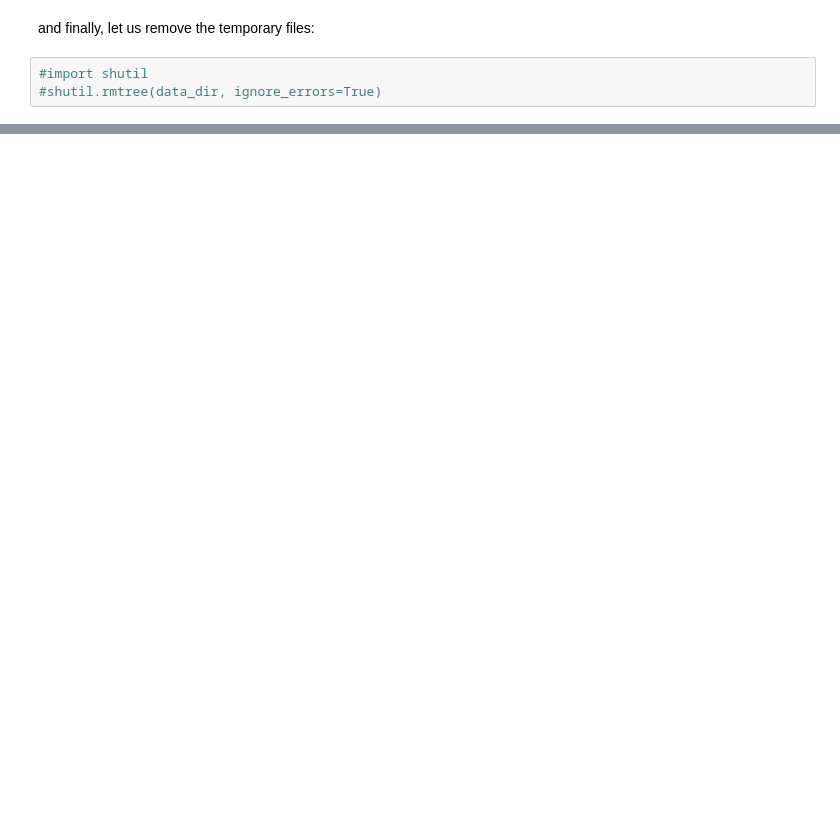
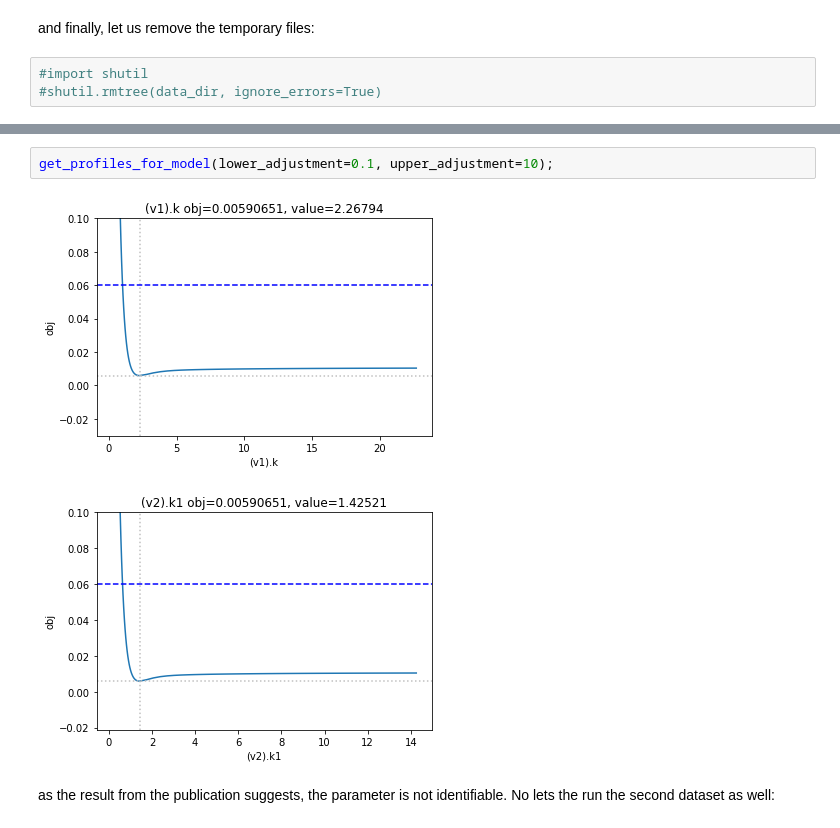
Before and after one commit to copasi/basico, a Jupyter notebook: docs/notebooks/Profile_likelihood.ipynb, the cells around one changed output, grey strips where cells are left out. Saved outputs shown, nothing was run; the diff lists cells and outputs as text; blank space fills up the shorter version.

```diff
--- a/docs/notebooks/Profile_likelihood.ipynb
+++ b/docs/notebooks/Profile_likelihood.ipynb
@@ -98,0 +193,7 @@ and finally, let us remove the temporary files:
+# %%
+get_profiles_for_model(lower_adjustment=0.1, upper_adjustment=10);
+# %% [output]
+[figure, added]
+[figure, added]
+# %% [markdown]
+as the result from the publication suggests, the parameter is not identifiable. No lets the run the second dataset as well:
```
Also changed, not shown: parts of 20 cells of this notebook, 2 other files.
